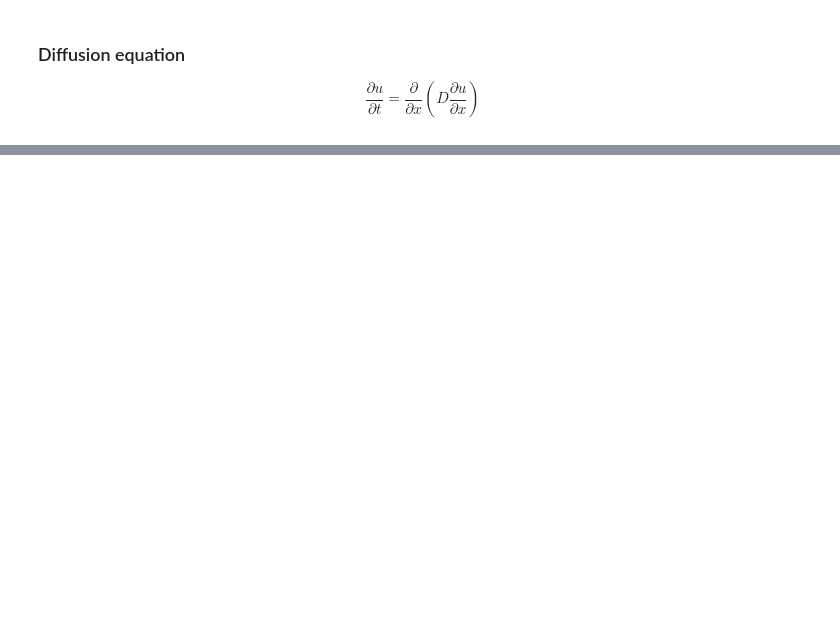
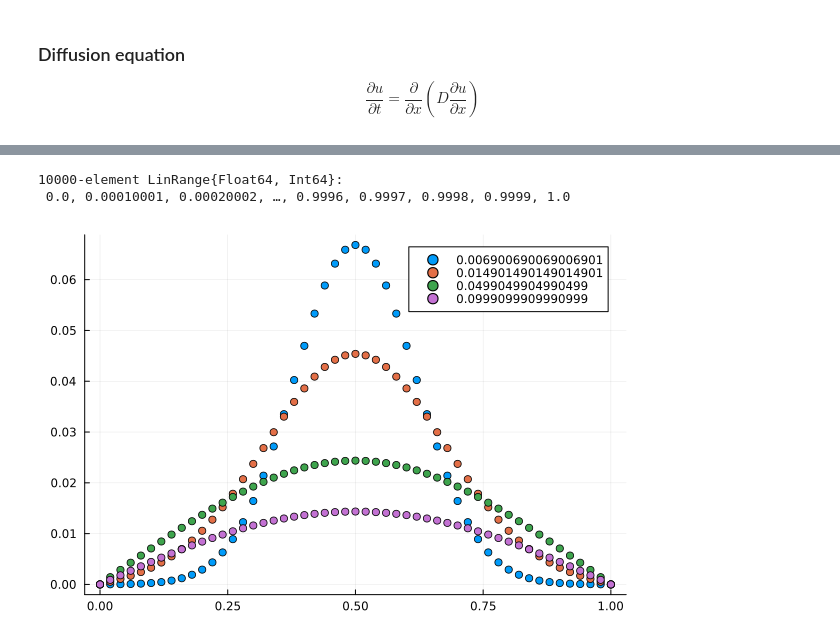
Before and after one commit to emilssp/Computational_Physics_v24, a Jupyter notebook: Diffusion_Waves_Shock/main.ipynb, the cells around one changed output, grey strips where cells are left out. Cells and saved outputs as stored; diff of their text form; code cells hidden in the pictures; blank space fills up the shorter version.

```diff
--- a/Diffusion_Waves_Shock/main.ipynb
+++ b/Diffusion_Waves_Shock/main.ipynb
@@ -69,17 +75,20 @@ end
 
 x = reduce(vcat, [0, cumsum(fill(1/(spacesteps-1), spacesteps-1))])
 t = LinRange(0,endtime, timesteps)
-
-print(u_analytical.([1,0.5],x,t))
+# %% [output]
+10000-element LinRange{Float64, Int64}:
+ 0.0, 0.00010001, 0.00020002, …, 0.9996, 0.9997, 0.9998, 0.9999, 1.0
 # %%
 x = reduce(vcat, [0, cumsum(fill(1/(spacesteps-1), spacesteps-1))])
 t = LinRange(0,endtime, timesteps)
 
 u_init = zeros(spacesteps)
 u_init[div(spacesteps, 2)+1] = 1
 
-plot(scatter(x,CN_absorbing_BC(u_init, cls)[70], label = t[700]))
-plot!(scatter!(x,CN_absorbing_BC(u_init, cls)[150], label = t[1500]))
-plot!(scatter!(x,CN_absorbing_BC(u_init, cls)[500], label = t[5090]))
-plot!(scatter!(x,CN_absorbing_BC(u_init, cls)[1000], label = t[10000]))
+plot(scatter(x,CN_absorbing_BC(u_init, cls)[70], label = t[70]))
+plot!(scatter!(x,CN_absorbing_BC(u_init, cls)[150], label = t[150]))
+plot!(scatter!(x,CN_absorbing_BC(u_init, cls)[500], label = t[500]))
+plot!(scatter!(x,CN_absorbing_BC(u_init, cls)[1000], label = t[1000]))
+# %% [output]
+[figure, added]
 # %%
```
Also changed, not shown: parts of 4 cells of this notebook.
